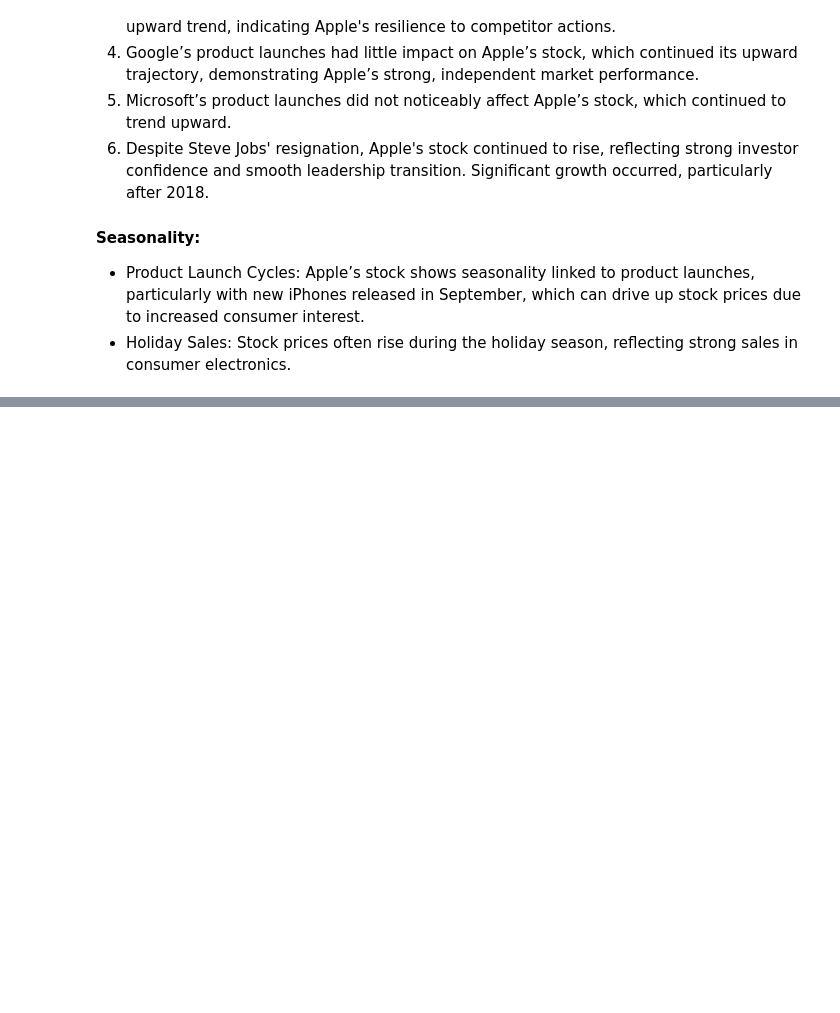
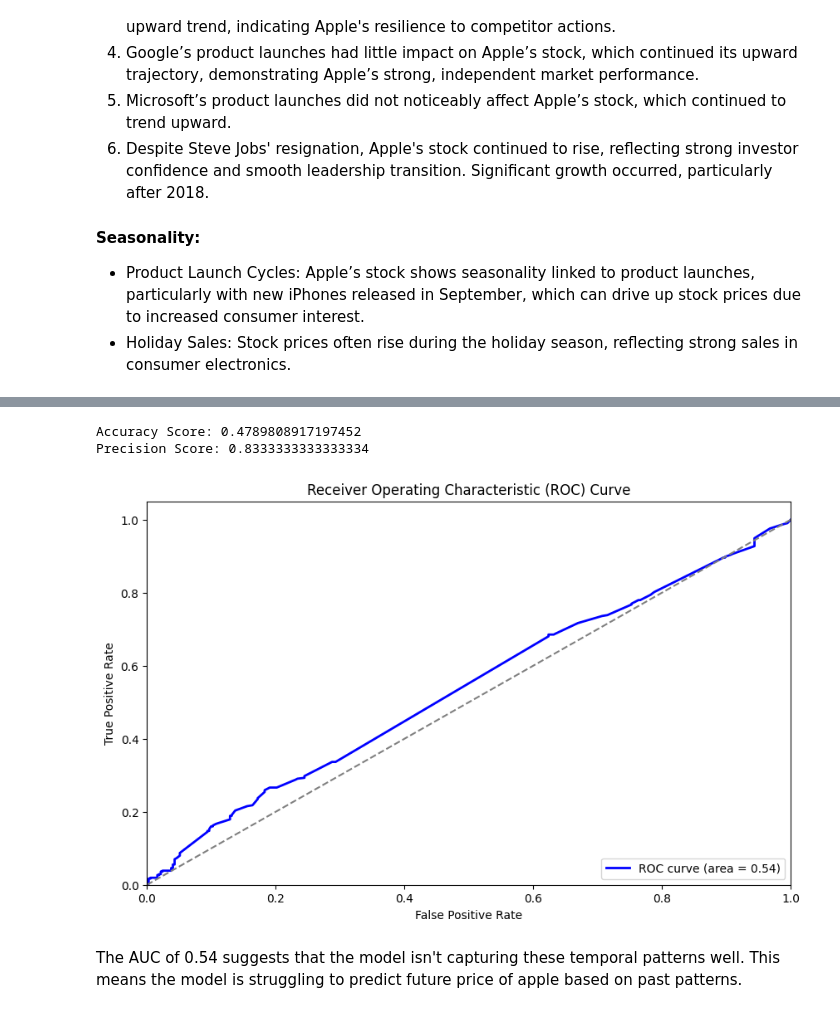
Before and after one commit to simonMakumi/APPLE-stock-price-prediction, a Jupyter notebook: APPLE STOCKS.ipynb, the cells around one changed output, grey strips where cells are left out. Saved outputs shown, nothing was run; the diff lists cells and outputs as text; code cells hidden in the pictures; blank space fills up the shorter version.

Commit message:
Baseline Model

```diff
--- a/APPLE STOCKS.ipynb
+++ b/APPLE STOCKS.ipynb
@@ -439,0 +454,3 @@ eda.bivariate_analysis()
+# %%
+stock_df['Tomorrow'] = stocks_df['Close'].shift(-1)
+stock_df.head()
@@ -439,0 +465,3 @@ eda.bivariate_analysis()
+# %%
+stock_df['Target'] = (stock_df['Tomorrow'] > stock_df['Close']).astype(int)
+stock_df.head()
@@ -439,0 +476,7 @@ eda.bivariate_analysis()
+# %%
+from sklearn.ensemble import RandomForestClassifier
+model = RandomForestClassifier(n_estimators=100,min_samples_split=100, random_state=1)
+train = stock_df.iloc[:-785]
+test = stock_df.iloc[-785:]
+predictors = ['Close','Volume','Open','High','Low']
+model.fit(train[predictors],train['Target'])
@@ -439,0 +505,43 @@ eda.bivariate_analysis()
+# %%
+from sklearn.metrics import precision_score,accuracy_score
+
+# Calculate precision score
+precision = precision_score(test['Target'], preds)
+
+# Evaluate model
+accuracy = accuracy_score(test['Target'], preds)
+precision = precision_score(test['Target'], preds)
+
+print(f'Accuracy Score: {accuracy}')
+print(f'Precision Score: {precision}')
+# %% [output]
+Accuracy Score: 0.4789808917197452
+Precision Score: 0.8333333333333334
+# %%
+import matplotlib.pyplot as plt
+from sklearn.metrics import roc_curve, auc
+
+# Predict probabilities instead of class labels
+probs = model.predict_proba(test[predictors])[:, 1]  # Get the probability for the positive class
+
+# Calculate ROC curve
+fpr, tpr, _ = roc_curve(test['Target'], probs)
+
+# Calculate the AUC (Area Under the Curve)
+roc_auc = auc(fpr, tpr)
+
+# Plot ROC Curve
+plt.figure(figsize=(10, 6))
+plt.plot(fpr, tpr, color='blue', lw=2, label=f'ROC curve (area = {roc_auc:.2f})')
+plt.plot([0, 1], [0, 1], color='grey', linestyle='--')
+plt.xlim([0.0, 1.0])
+plt.ylim([0.0, 1.05])
+plt.xlabel('False Positive Rate')
+plt.ylabel('True Positive Rate')
+plt.title('Receiver Operating Characteristic (ROC) Curve')
+plt.legend(loc='lower right')
+plt.show()
+# %% [output]
+[figure, added]
+# %% [markdown]
+The AUC of 0.54 suggests that the model isn't capturing these temporal patterns well. This means the model is struggling to predict future price of apple based on past patterns.
```
Also changed, not shown: parts of 8 cells of this notebook.
